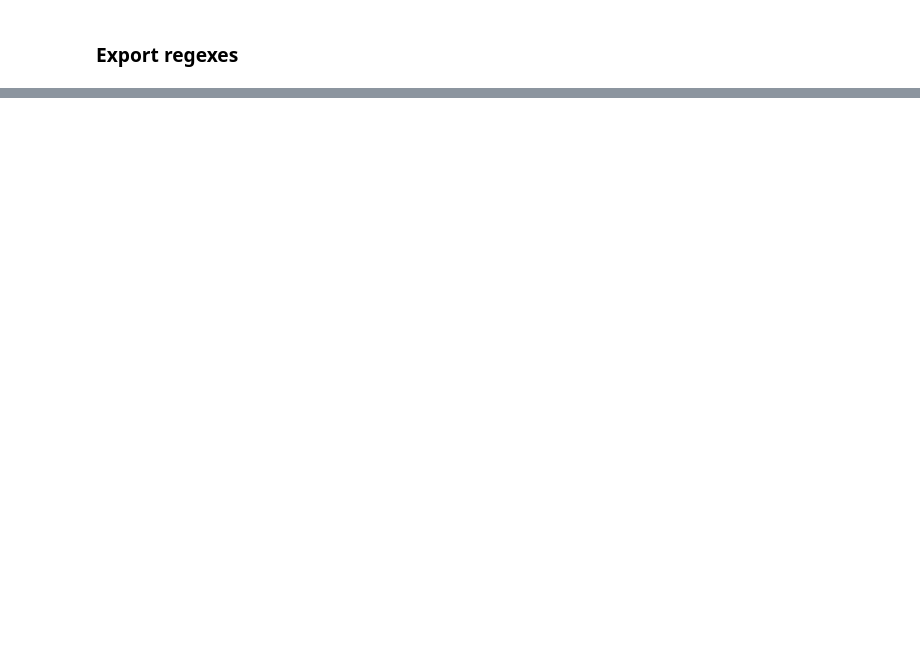
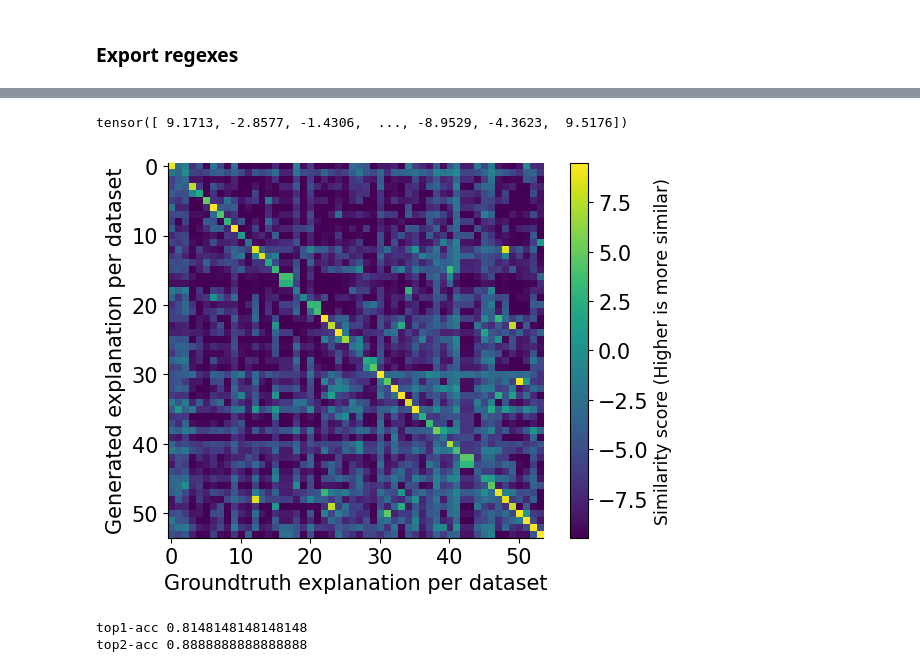
Before and after one commit to microsoft/automated-explanations, a Jupyter notebook: notebooks_sasc/02_synthetic_examples.ipynb, the cells around one changed output, grey strips where cells are left out. Saved outputs shown, nothing was run; the diff lists cells and outputs as text; code cells hidden in the pictures; blank space fills up the shorter version.

```diff
--- a/notebooks_sasc/02_synthetic_examples.ipynb
+++ b/notebooks_sasc/02_synthetic_examples.ipynb
@@ -211,0 +133,58 @@ Module name & Dataset explanation & Regex check \\
+# %%
+# generate similarity matrix of explanations and groundtruth texts using bge-large
+import torch
+from transformers import AutoModelForSequenceClassification, AutoTokenizer
+
+tokenizer = AutoTokenizer.from_pretrained('BAAI/bge-reranker-large')
+model = AutoModelForSequenceClassification.from_pretrained(
+    'BAAI/bge-reranker-large')
+model.eval()
+# %%
+texts_gen = rd1['top_explanation_init_strs'].values.tolist()
+texts_gt = rd1['task_keyword'].values.tolist()
+n = len(texts_gen)
+pairs = []
+for r in range(n):
+    for c in range(n):
+        pairs.append([texts_gen[r], texts_gt[c]])
+
+# pairs = [pairs1[:3], pairs2[:3]]
+# pairs = [['sarcasm', 'sarcasm'],
+        #  ['sarcasm', 'unbiased']]
+# pairs = [['what is panda?', 'hi'], ['what is panda?',
+# 'The giant panda (Ailuropoda melanoleuca), sometimes called a panda bear or simply panda, is a bear species endemic to China.']]
+
+
+with torch.no_grad():
+    inputs = tokenizer(pairs, padding=True, truncation=True,
+                       return_tensors='pt', max_length=512)
+    scores = model(**inputs, return_dict=True).logits.view(-1, ).float()
+    print(scores)
+# %% [output]
+tensor([ 9.1713, -2.8577, -1.4306,  ..., -8.9529, -4.3623,  9.5176])
+# %%
+out = scores.reshape((n, n))
+# %%
+plt.imshow(out)
+cb = plt.colorbar()
+cb.set_label(label='Similarity score (Higher is more similar)', size='small')
+plt.ylabel('Generated explanation per dataset')
+plt.xlabel('Groundtruth explanation per dataset')
+plt.tight_layout()
+plt.savefig('synthetic_scores_sim_matrix.pdf', bbox_inches='tight')
+plt.show()
+# %% [output]
+[figure, added]
+# %%
+# calculate top-k acc, accounting for ties
+for k in [1, 2]:
+    correct_count = 0
+    for c in range(n):
+        unique_vals = np.unique(out[:, c])[::-1]
+        val_diag = out[c, c]
+        if val_diag >= unique_vals[k - 1]:
+            correct_count += 1
+    print('top' + str(k) + '-acc', correct_count / n)
+# %% [output]
+top1-acc 0.8148148148148148
+top2-acc 0.8888888888888888
```
Also changed, not shown: parts of 9 cells of this notebook.
